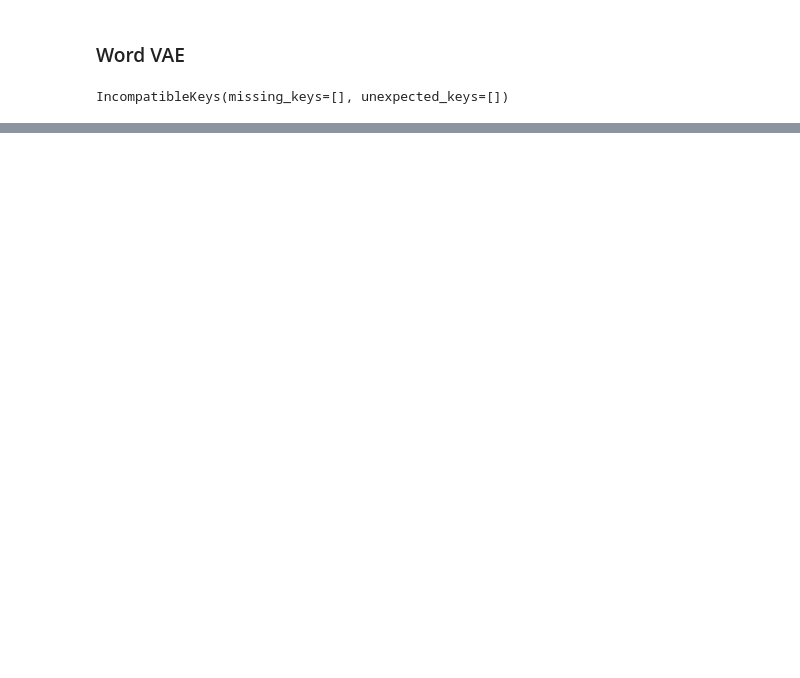
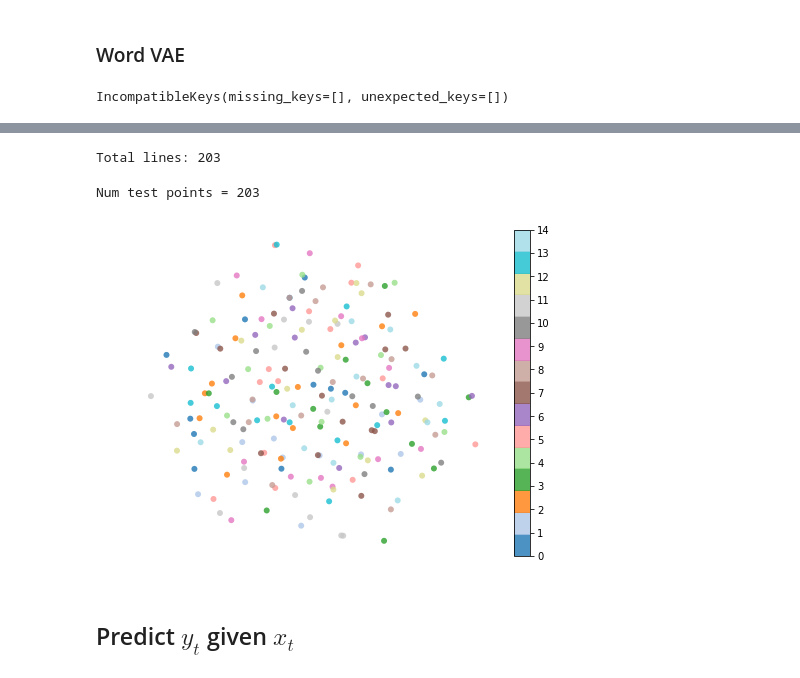
Before and after one commit to akashrajkn/akruti, a Jupyter notebook: src/Blocks.ipynb, the cells around one changed output, grey strips where cells are left out. Drawn from its saved outputs; the diff is of its cells as text; code cells hidden in the pictures; blank space fills up the shorter version.

```diff
--- a/src/Blocks.ipynb
+++ b/src/Blocks.ipynb
@@ -96,0 +182,31 @@ Num test points = 1600
+# %%
+with open(csvpath, 'r') as f:
+    source = f.read()
+
+lines = source.strip().split('\n')
+
+print('Total lines: {}'.format(len(lines)))
+
+unique_x_s = defaultdict(int)
+unique_msd = defaultdict(int)
+
+for line in lines:
+    words = line.strip().split('\t')
+    msds  = words[1].strip().split(',')
+
+    unique_x_s[words[0]] += 1
+
+    for msd in msds:
+        unique_msd[msd]  += 1
+# %% [output]
+Total lines: 203
+# %%
+z_list, l_list = get_z_MSVAE(model, test_loader, list(unique_x_s.keys()))
+# %% [output]
+Num test points = 203
+# %%
+plot_TSNE(z_list, l_list, num_clusters=len(unique_x_s.keys()), pca_components=None)
+# %% [output]
+[figure, added]
+# %% [markdown]
+## Predict $y_t$ given $x_t$
```
Also changed, not shown: parts of 10 cells of this notebook, 7 other files.
